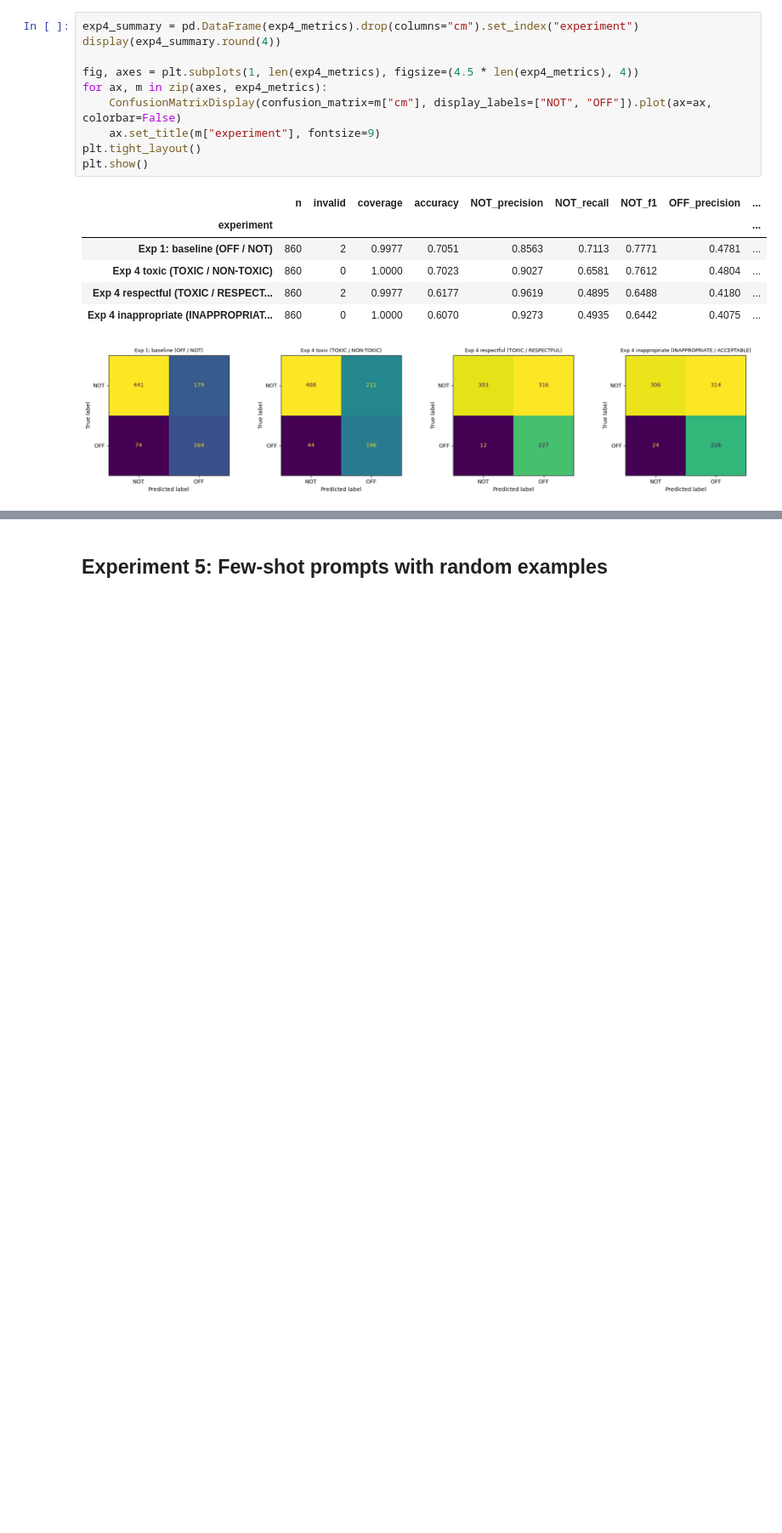
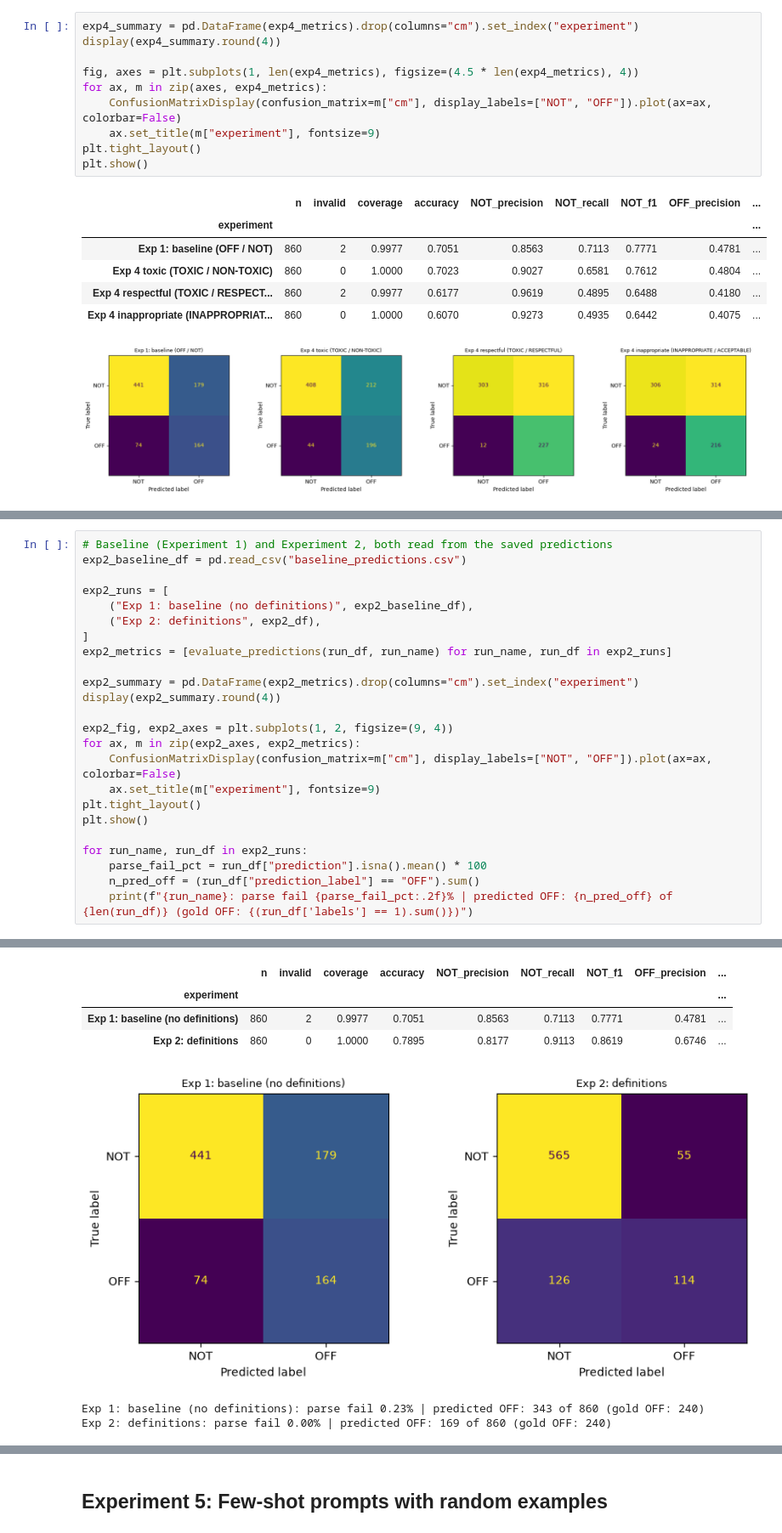
Before and after one commit to s4ddo/subjective-assignment-3, a Jupyter notebook: A3-notebook-group3.ipynb, the cells around one changed output, grey strips where cells are left out. Shown at 85% size. Cells and saved outputs as stored; diff of their text form; blank space fills up the shorter version.

Commit message:
Add Experiment 2: definition-augmented prompt
Co-Authored-By: Claude Sonnet 5 <noreply@anthropic.com>

```diff
--- a/A3-notebook-group3.ipynb
+++ b/A3-notebook-group3.ipynb
@@ -514,0 +644,25 @@ plt.show()
+# %%
+# Baseline (Experiment 1) and Experiment 2, both read from the saved predictions
+exp2_baseline_df = pd.read_csv("baseline_predictions.csv")
+
+exp2_runs = [
+    ("Exp 1: baseline (no definitions)", exp2_baseline_df),
+    ("Exp 2: definitions", exp2_df),
+]
+exp2_metrics = [evaluate_predictions(run_df, run_name) for run_name, run_df in exp2_runs]
+
+exp2_summary = pd.DataFrame(exp2_metrics).drop(columns="cm").set_index("experiment")
+display(exp2_summary.round(4))
+
+exp2_fig, exp2_axes = plt.subplots(1, 2, figsize=(9, 4))
+for ax, m in zip(exp2_axes, exp2_metrics):
+    ConfusionMatrixDisplay(confusion_matrix=m["cm"], display_labels=["NOT", "OFF"]).plot(ax=ax, colorbar=False)
+    ax.set_title(m["experiment"], fontsize=9)
+plt.tight_layout()
+plt.show()
+
+for run_name, run_df in exp2_runs:
+    parse_fail_pct = run_df["prediction"].isna().mean() * 100
+    n_pred_off = (run_df["prediction_label"] == "OFF").sum()
+    print(f"{run_name}: parse fail {parse_fail_pct:.2f}% | predicted OFF: {n_pred_off} of {len(run_df)} (gold OFF: {(run_df['labels'] == 1).sum()})")
+# %% [output]
@@ -514,0 +686,7 @@ plt.show()
+|  | n | invalid | coverage | accuracy | NOT_precision | NOT_recall | NOT_f1 | OFF_precision | ... |
+| experiment |  |  |  |  |  |  |  |  | ... |
+| Exp 1: baseline (no definitions) | 860 | 2 | 0.9977 | 0.7051 | 0.8563 | 0.7113 | 0.7771 | 0.4781 | ... |
+| Exp 2: definitions | 860 | 0 | 1.0000 | 0.7895 | 0.8177 | 0.9113 | 0.8619 | 0.6746 | ... |
+[figure, added]
+Exp 1: baseline (no definitions): parse fail 0.23% | predicted OFF: 343 of 860 (gold OFF: 240)
+Exp 2: definitions: parse fail 0.00% | predicted OFF: 169 of 860 (gold OFF: 240)
```
Also changed, not shown: parts of 6 cells of this notebook, 1 other file.
